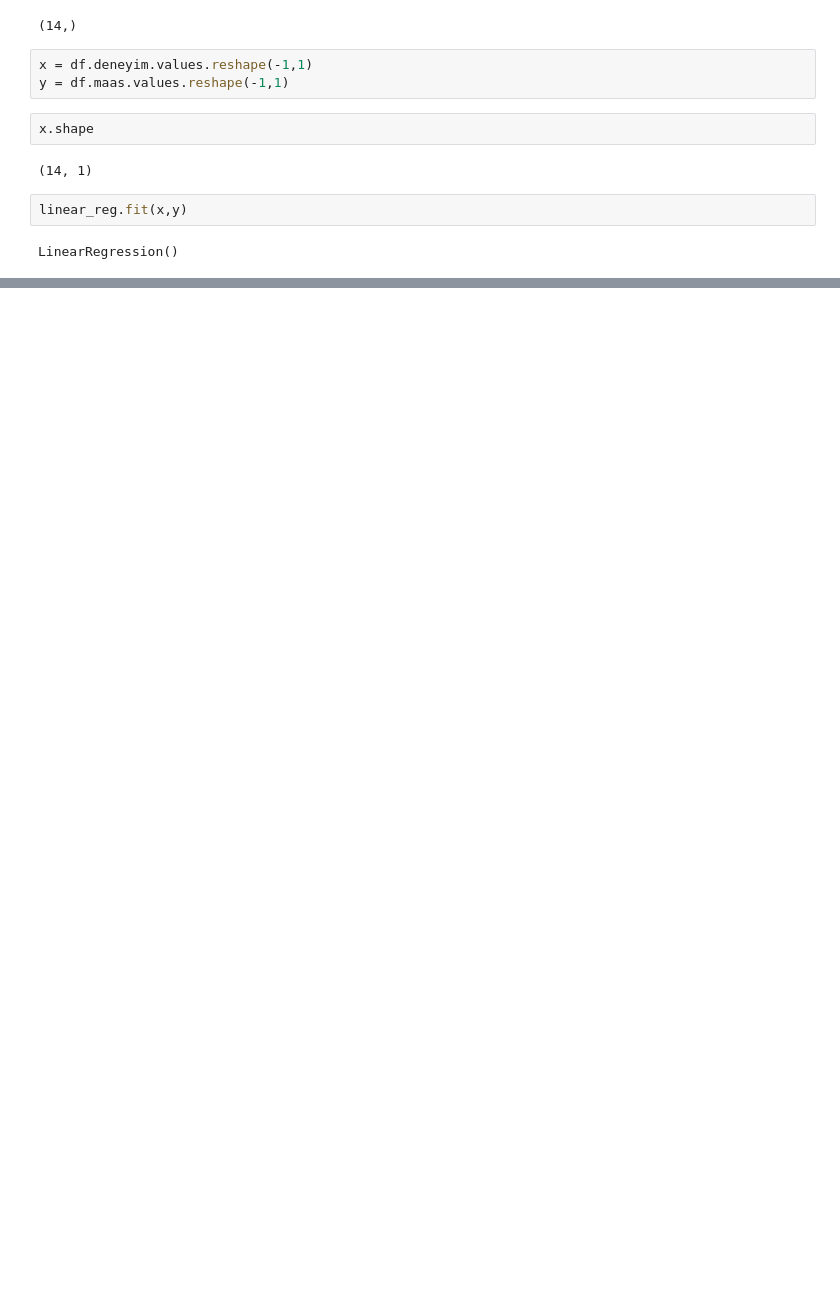
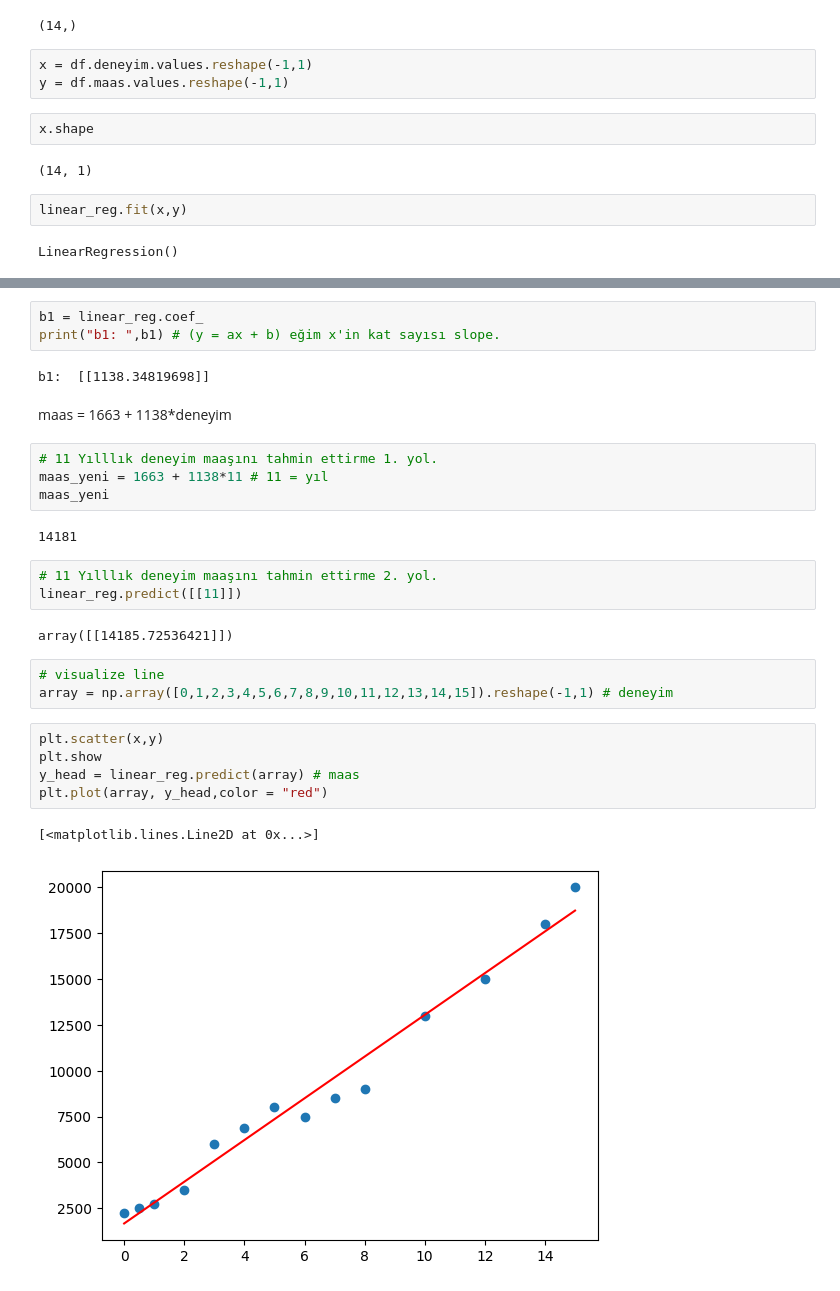
Before and after one commit to akalinirem/machine_learning, a Jupyter notebook: pages/linear_regression_1.ipynb, the cells around one changed output, grey strips where cells are left out. Cells and saved outputs as stored; diff of their text form; blank space fills up the shorter version.

```diff
--- a/pages/linear_regression_1.ipynb
+++ b/pages/linear_regression_1.ipynb
@@ -72,0 +85,29 @@ LinearRegression()
+# %%
+b1 = linear_reg.coef_
+print("b1: ",b1) # (y = ax + b) eğim x'in kat sayısı slope.
+# %% [output]
+b1:  [[1138.34819698]]
+# %% [markdown]
+maas = 1663 + 1138*deneyim
+# %%
+# 11 Yılllık deneyim maaşını tahmin ettirme 1. yol.
+maas_yeni = 1663 + 1138*11 # 11 = yıl
+maas_yeni
+# %% [output]
+14181
+# %%
+# 11 Yılllık deneyim maaşını tahmin ettirme 2. yol.
+linear_reg.predict([[11]])
+# %% [output]
+array([[14185.72536421]])
+# %%
+# visualize line
+array = np.array([0,1,2,3,4,5,6,7,8,9,10,11,12,13,14,15]).reshape(-1,1) # deneyim
+# %%
+plt.scatter(x,y)
+plt.show
+y_head = linear_reg.predict(array) # maas
+plt.plot(array, y_head,color = "red")
+# %% [output]
+[<matplotlib.lines.Line2D at 0x...>]
+[figure, added]
```
Also changed, not shown: parts of 3 cells of this notebook.
